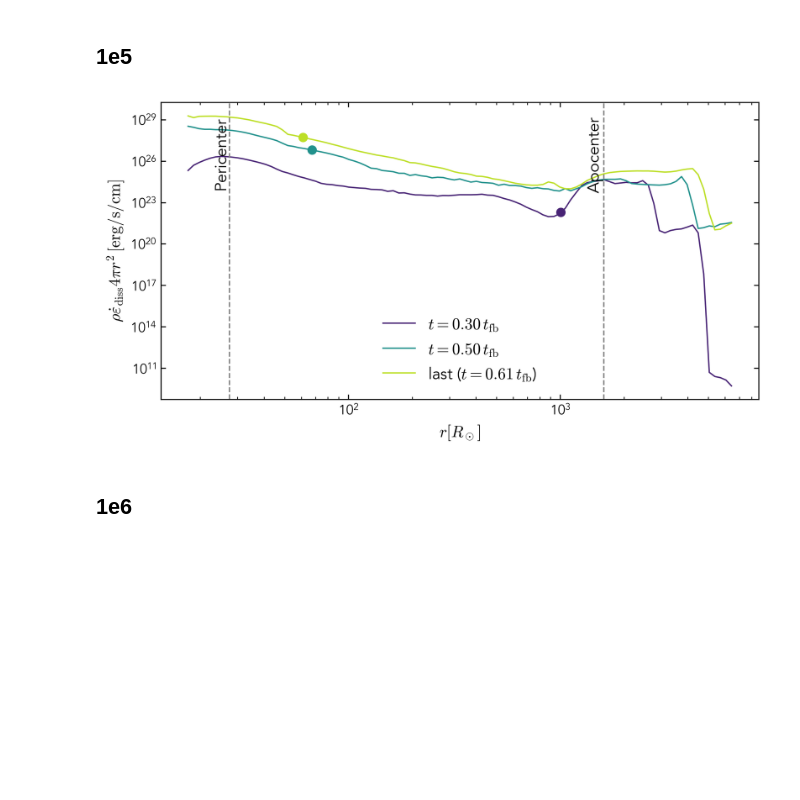
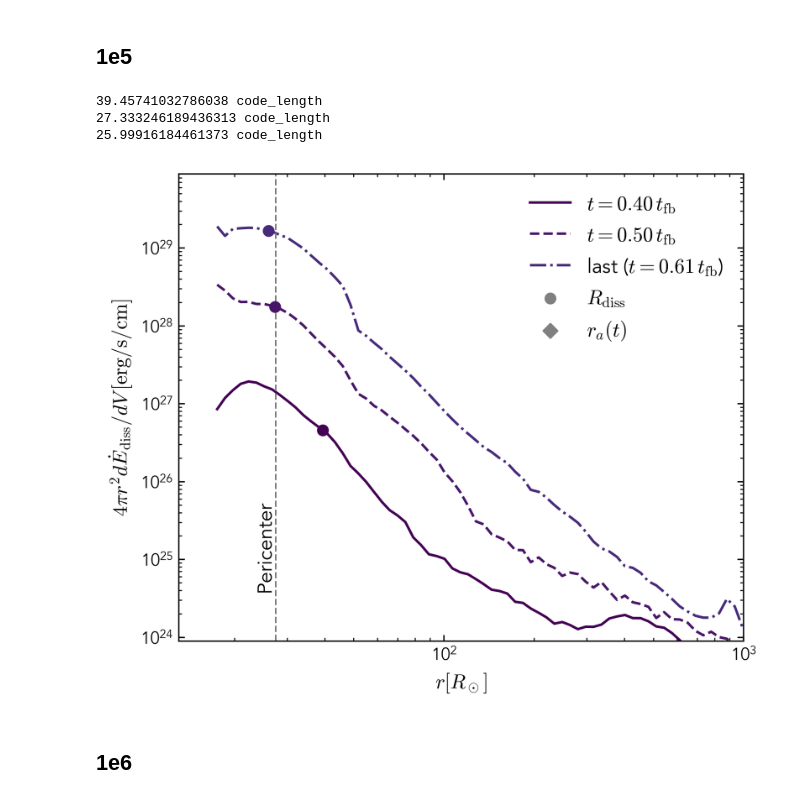
Before and after one commit to rich-tde/tde-shock-dissipation, a Jupyter notebook: works/shock-tde/0.1-plot-Ediss-distribution.ipynb, the cells around one changed output. Cells and saved outputs as stored; diff of their text form; code cells hidden in the pictures; blank space fills up the shorter version.

```diff
--- a/works/shock-tde/0.1-plot-Ediss-distribution.ipynb
+++ b/works/shock-tde/0.1-plot-Ediss-distribution.ipynb
@@ -27,13 +27,20 @@ for snapnum, path, is_last in selected_1e4:
     )
     dEdiss_dr = (Ediss * 4 * np.pi * r**2).in_cgs()
     R = np.sqrt(snap.X**2 + snap.Y**2 + snap.Z**2)
-    Rdiss = np.sum(snap.dissipation * snap.volume * R) / np.sum(snap.dissipation * snap.volume)
+    r_a = tde_1e4.r_a * time_tfb**(2/3)
+    within_r_a = R <= r_a
+    dissipation_weights = (snap.dissipation * snap.volume)[within_r_a]
+    Rdiss = np.sum(dissipation_weights * R[within_r_a]) / np.sum(dissipation_weights)
     dEdiss_dr_at_Rdiss = np.interp(
         Rdiss.to_value(r.units), r.to_value(), dEdiss_dr.to_value()
+    ) * dEdiss_dr.units
+    dEdiss_dr_at_r_a = np.interp(
+        r_a.to_value(r.units), r.to_value(), dEdiss_dr.to_value()
     ) * dEdiss_dr.units
     profiles_1e4.append({
         "snapnum": snapnum, "time_tfb": time_tfb, "is_last": is_last,
         "r": r, "dEdiss_dr": dEdiss_dr, "Rdiss": Rdiss,
         "dEdiss_dr_at_Rdiss": dEdiss_dr_at_Rdiss,
+        "r_a": r_a, "dEdiss_dr_at_r_a": dEdiss_dr_at_r_a,
     })
 # %%
@@ -73,7 +107,7 @@ plt.show()
 ## 1e5
 # %%
 tde_1e5 = dev.TDEBasics(Mbh=1e5*u.Msun, Mstar=0.5*u.Msun, Rstar=0.47*u.Rsun, beta=1)
-requested_tfbs_1e5 = [0.3, 0.5]
+requested_tfbs_1e5 = [0.4, 0.5]
 selected_1e5 = [(*SNAPSHOT_TFB("1e5", tfb), False) for tfb in requested_tfbs_1e5]
 snapnums_1e5, paths_1e5 = dev.DATAPATHS("1e5")
 selected_1e5.append((snapnums_1e5[-1], paths_1e5[-1], True))
@@ -88,48 +122,71 @@ for snapnum, path, is_last in selected_1e5:
     )
     dEdiss_dr = (Ediss * 4 * np.pi * r**2).in_cgs()
     R = np.sqrt(snap.X**2 + snap.Y**2 + snap.Z**2)
-    Rdiss = np.sum(snap.dissipation * snap.volume * R) / np.sum(snap.dissipation * snap.volume)
+    r_a = tde_1e5.r_a * time_tfb**(2/3)
+    within_r_a = R <= r_a
+    dissipation_weights = (snap.dissipation * snap.volume)[within_r_a]
+    Rdiss = np.sum(dissipation_weights * R[within_r_a]) / np.sum(dissipation_weights)
     dEdiss_dr_at_Rdiss = np.interp(
         Rdiss.to_value(r.units), r.to_value(), dEdiss_dr.to_value()
+    ) * dEdiss_dr.units
+    dEdiss_dr_at_r_a = np.interp(
+        r_a.to_value(r.units), r.to_value(), dEdiss_dr.to_value()
     ) * dEdiss_dr.units
     profiles_1e5.append({
         "snapnum": snapnum, "time_tfb": time_tfb, "is_last": is_last,
         "r": r, "dEdiss_dr": dEdiss_dr, "Rdiss": Rdiss,
         "dEdiss_dr_at_Rdiss": dEdiss_dr_at_Rdiss,
+        "r_a": r_a, "dEdiss_dr_at_r_a": dEdiss_dr_at_r_a,
     })
 # %%
-fig, axes = plt.subplots(figsize=(8, 4), dpi=300)
-colors = plt.cm.viridis(np.linspace(0.1, 0.9, len(profiles_1e5)))
-for profile, color in zip(profiles_1e5, colors):
+fig, axes = plt.subplots(figsize=(6, 5), dpi=300)
+for index, profile in enumerate(profiles_1e5):
+    color = tfb_cmap(tfb_norm(profile["time_tfb"]))
+    linestyle = line_styles[index % len(line_styles)]
     label = (
         rf"last ($t={profile['time_tfb']:.2f}\,t_{{\rm fb}}$)"
         if profile["is_last"]
         else rf"$t={profile['time_tfb']:.2f}\,t_{{\rm fb}}$"
     )
-    plt.plot(profile["r"], profile["dEdiss_dr"], color=color, label=label)
+    # Cut out spurious dissipation
+    plt.plot(
+        (profile["r"] / tde_1e5.r_p).to_value(), profile["dEdiss_dr"],
+        color=color, linestyle=linestyle, linewidth=1.5, label=label,
+    )
+    print(profile["Rdiss"])
     plt.scatter(
-        profile["Rdiss"], profile["dEdiss_dr_at_Rdiss"],
+        (profile["Rdiss"] / tde_1e5.r_p).to_value(),
+        profile["dEdiss_dr_at_Rdiss"],
         color=color, marker='o', zorder=3,
     )
+    plt.scatter(
+        (profile["r_a"] / tde_1e5.r_p).to_value(),
+        profile["dEdiss_dr_at_r_a"],
+        color=color, marker='D', zorder=3,
+    )
 
-plt.axvline(tde_1e5.r_p, linestyle="--", color='gray')
+plt.scatter([], [], color='gray', marker='o', label=r"$R_\mathrm{diss}$")
+plt.scatter([], [], color='gray', marker='D', label=r"$r_a(t)$")
+plt.axvline(1, linestyle="--", color='gray')
 plt.annotate(
-    text=r"Pericenter", xy=(tde_1e5.r_p, 0.95),
-    xycoords=("data", "axes fraction"), rotation=90, va="top", ha="right",
-)
-plt.axvline(tde_1e5.r_a, linestyle="--", color='gray')
-plt.annotate(
-    text=r"Apocenter", xy=(tde_1e5.r_a, 0.95),
+    text=r"Pericenter", xy=(1, 0.3),
     xycoords=("data", "axes fraction"), rotation=90, va="top", ha="right",
 )
 plt.yscale("log")
 plt.xscale("log")
-plt.ylabel(r"$\rho\dot{\varepsilon}_\mathrm{diss}4\pi r^2\,\mathrm{[erg/s/cm]}$")
-plt.xlabel(r"$r[R_\odot]$")
+y_max = axes.get_ylim()[1]
+axes.set_ylim(y_max / 1e6, y_max)
+axes.set_xlim(right=(1e3 * u.Rsun / tde_1e5.r_p).to_value())
+plt.ylabel(r"$4\pi r^2d\dot{E}_\mathrm{diss}/dV\,\mathrm{[erg/s/cm]}$")
+plt.xlabel(r"$r[r_p]$")
+add_radius_top_axis(axes, tde_1e5.r_p)
 plt.legend()
 plt.show()
 # %% [output]
+39.45741032786038 code_length
+27.333246189436313 code_length
+25.99916184461373 code_length
-[figure, old version]
+[figure, new version]
 # %% [markdown]
 ## 1e6
 # %%
```
Also changed, not shown: parts of 4 cells of this notebook, 1 other file.
